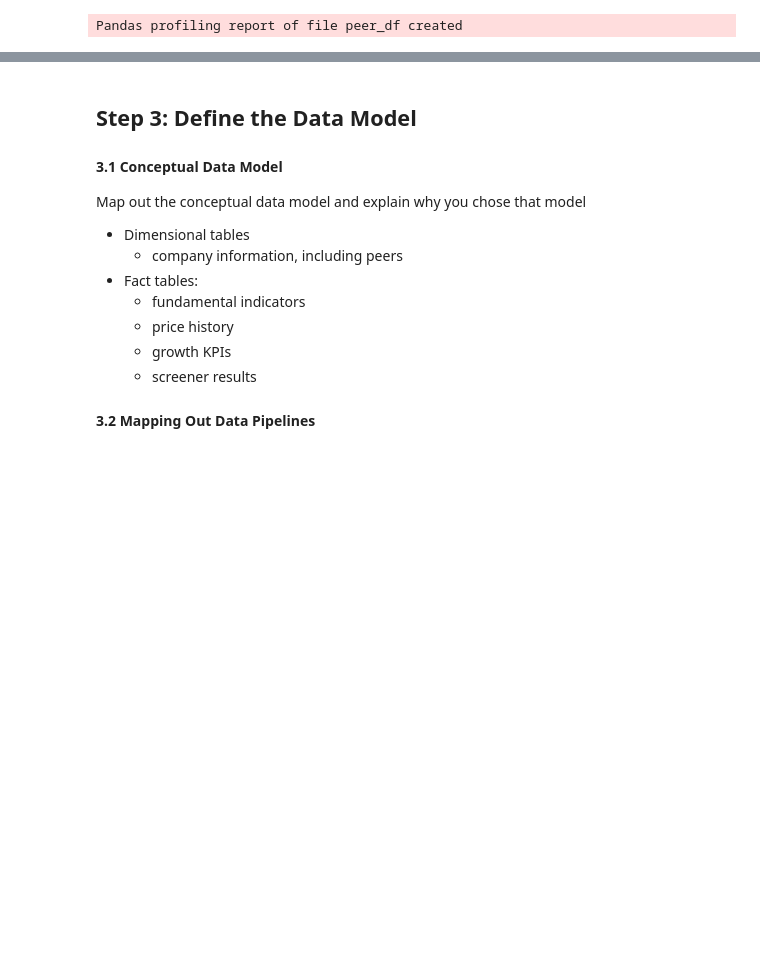
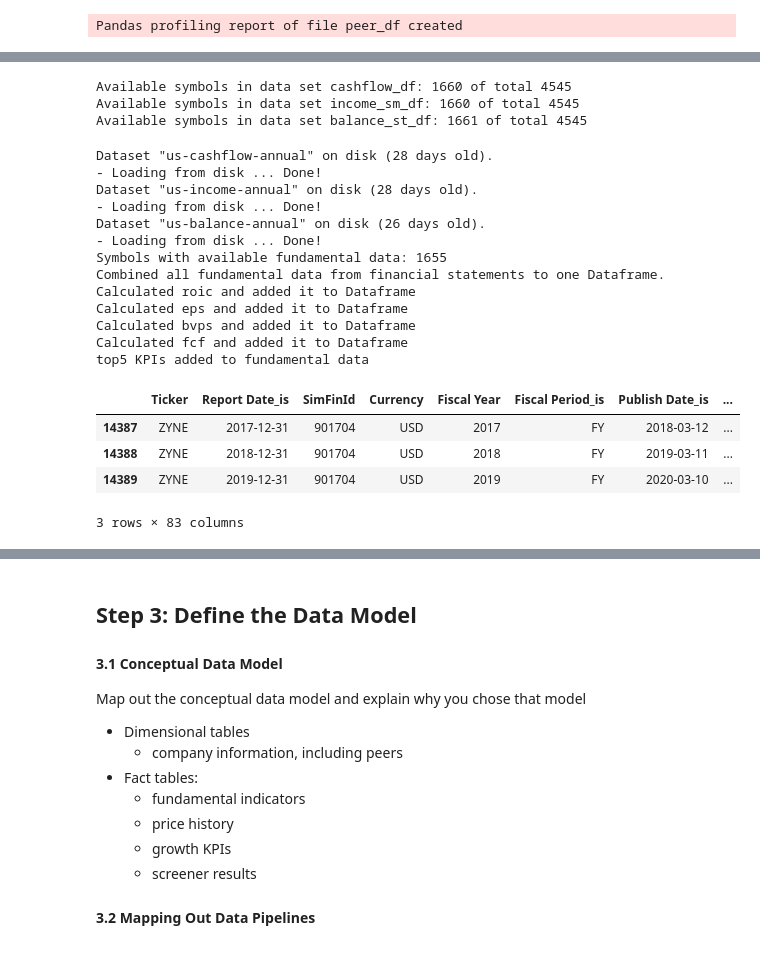
Before and after one commit to bofflord/stock-screener, a Jupyter notebook: src/capstone_stockscreener.ipynb, the cells around one changed output, grey strips where cells are left out. Saved outputs shown, nothing was run; the diff lists cells and outputs as text; code cells hidden in the pictures; blank space fills up the shorter version.

```diff
--- a/src/capstone_stockscreener.ipynb
+++ b/src/capstone_stockscreener.ipynb
@@ -366,4 +345,43 @@ root
+# %%
+# check availability of fundamental data for stocks in symbol list
+for df, df_name in zip([cashflow_df, income_sm_df, balance_st_df],
+                        ['cashflow_df', 'income_sm_df', 'balance_st_df']):
+    symbol_cnt = len(symbol_list)
+    available_symbol_cnt = df[df['Ticker'].isin(symbol_list)]['Ticker'].nunique()
+    print(f'Available symbols in data set {df_name}: {available_symbol_cnt} of total {symbol_cnt}')
+# %% [output]
+Available symbols in data set cashflow_df: 1660 of total 4545
+Available symbols in data set income_sm_df: 1660 of total 4545
+Available symbols in data set balance_st_df: 1661 of total 4545
 # %%
 # determine time period for analysis
 period_dict = {'start_date':2010,
                 'end_date':2019}
+# %%
+# combine fundamentals and calculate top5 kpis
+fundamental_df = combine_fundamentals(symbol_list)
+# filter on relevant time period
+fundamental_df = filter_df(fundamental_df, period_dict)
+fundamental_df = calculate_top5_kpi(fundamental_df)
+# reduce symbol_list to those where fundamental data is available
+symbol_list = fundamental_df['Ticker'].unique().tolist()
+fundamental_df.tail(3)
+# %% [output]
+Dataset "us-cashflow-annual" on disk (28 days old).
+- Loading from disk ... Done!
+Dataset "us-income-annual" on disk (28 days old).
+- Loading from disk ... Done!
+Dataset "us-balance-annual" on disk (26 days old).
+- Loading from disk ... Done!
+Symbols with available fundamental data: 1655
+Combined all fundamental data from financial statements to one Dataframe.
+Calculated roic and added it to Dataframe
+Calculated eps and added it to Dataframe
+Calculated bvps and added it to Dataframe
+Calculated fcf and added it to Dataframe
+top5 KPIs added to fundamental data
+|  | Ticker | Report Date_is | SimFinId | Currency | Fiscal Year | Fiscal Period_is | Publish Date_is | ... |
+| 14387 | ZYNE | 2017-12-31 | 901704 | USD | 2017 | FY | 2018-03-12 | ... |
+| 14388 | ZYNE | 2018-12-31 | 901704 | USD | 2018 | FY | 2019-03-11 | ... |
+| 14389 | ZYNE | 2019-12-31 | 901704 | USD | 2019 | FY | 2020-03-10 | ... |
+3 rows × 83 columns
```
Also changed, not shown: parts of 41 cells of this notebook, 2 other files.
